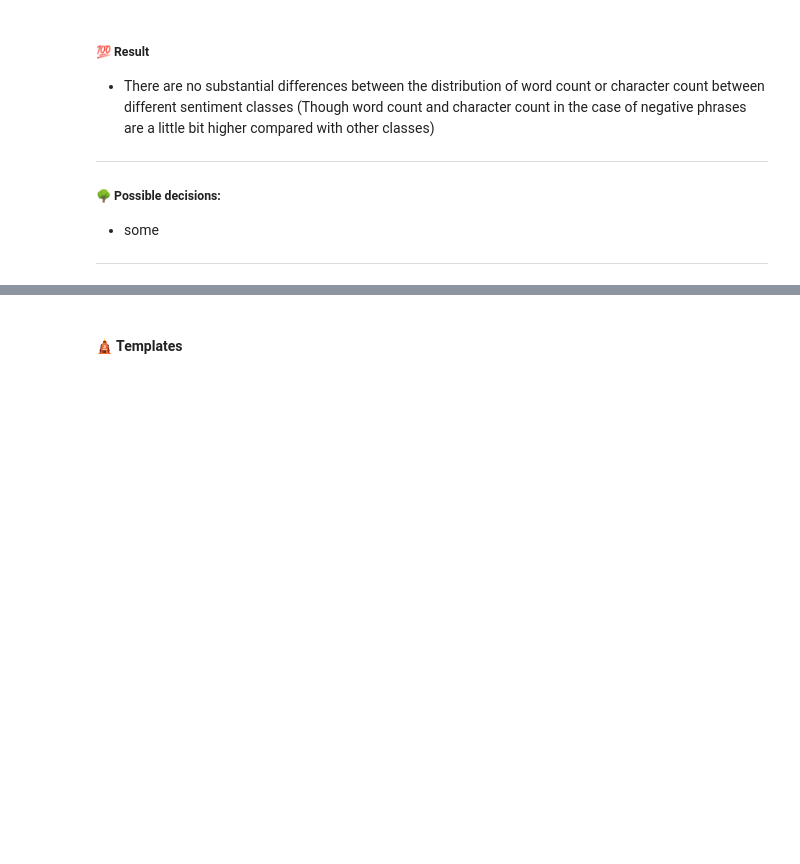
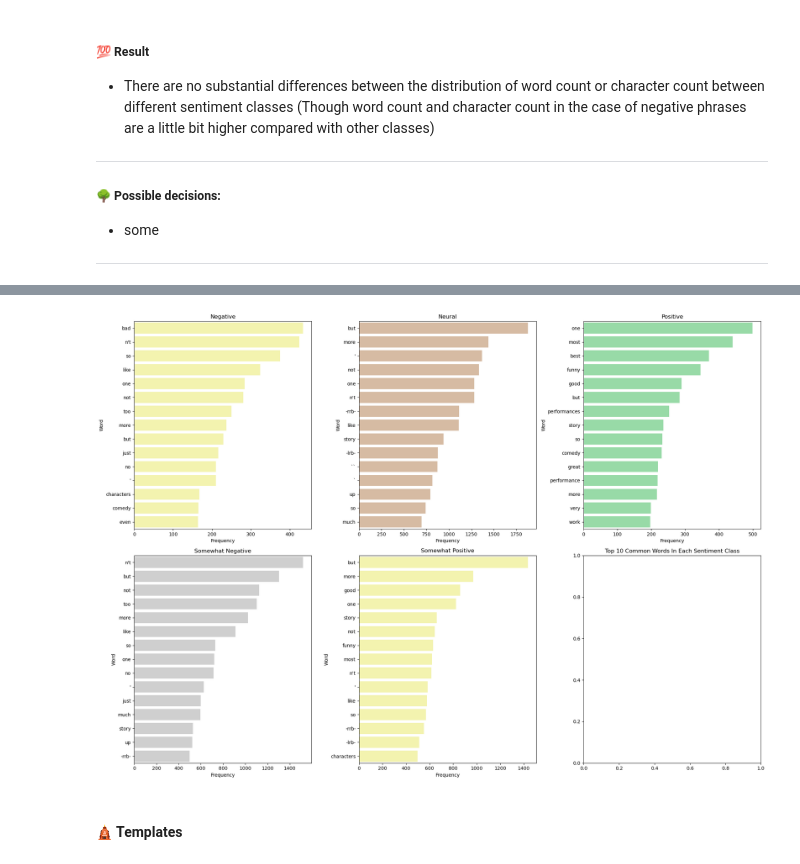
Before and after one commit to trungdung1711/sentiment-analysis-on-movie-reviews, a Jupyter notebook: notebooks/2_data_exploration.ipynb, the cells around one changed output, grey strips where cells are left out. Saved outputs shown, nothing was run; the diff lists cells and outputs as text; code cells hidden in the pictures; blank space fills up the shorter version.

```diff
--- a/notebooks/2_data_exploration.ipynb
+++ b/notebooks/2_data_exploration.ipynb
@@ -255,0 +341,3 @@ plt.show()
+# %%
+
+summarize_df["Preprocessed"] = summarize_df.apply(lambda row: simple_preprocess(row["FullText"]), axis=1)
@@ -256,3 +353,74 @@ plt.show()
+# %%
+top = 15
+name = f"Top{top}Word"
+# %%
+summarize_df["WordFrequency"] = summarize_df.apply(lambda row: Counter(row["Preprocessed"]), axis=1)
+summarize_df[name] = summarize_df.apply(lambda row: row["WordFrequency"].most_common(top), axis=1)
+top_word = summarize_df.apply(lambda row: pd.DataFrame(row[name], columns=["Word", "Frequency"]), axis=1)
+# %%
+n_df = top_word[0]
+
+neu_df = top_word[1]
+
+p_df = top_word[2]
+
+sn_df = top_word[3]
+
+sp_df = top_word[4]
+# %%
+fig, axes = plt.subplots(2, 3, figsize=(20,14))
+
+
+sns.barplot(
+    data=n_df,
+    y="Word",
+    x="Frequency",
+    color=color(),
+    ax=axes[0][0]
+)
+axes[0][0].set_title("Negative")
+
+sns.barplot(
+    data=neu_df,
+    y="Word",
+    x="Frequency",
+    color=color(),
+    ax=axes[0][1]
+)
+axes[0][1].set_title("Neural")
+
+sns.barplot(
+    data=p_df,
+    y="Word",
+    x="Frequency",
+    color=color(),
+    ax=axes[0][2]
+)
+axes[0][2].set_title("Positive")
+
+sns.barplot(
+    data=sn_df,
+    y="Word",
+    x="Frequency",
+    color=color(),
+    ax=axes[1][0]
+)
+axes[1][0].set_title("Somewhat Negative")
+
+sns.barplot(
+    data=sp_df,
+    y="Word",
+    x="Frequency",
+    color=color(),
+    ax=axes[1][1]
+)
+axes[1][1].set_title("Somewhat Positive")
+
+plt.tight_layout()
+plt.title("Top 10 Common Words In Each Sentiment Class")
+plt.show()
+# %% [output]
+[figure, added]
 # %% [markdown]
 #### 🛕 Templates
 # %% [markdown]
```
Also changed, not shown: parts of 17 cells of this notebook, 1 other file.
